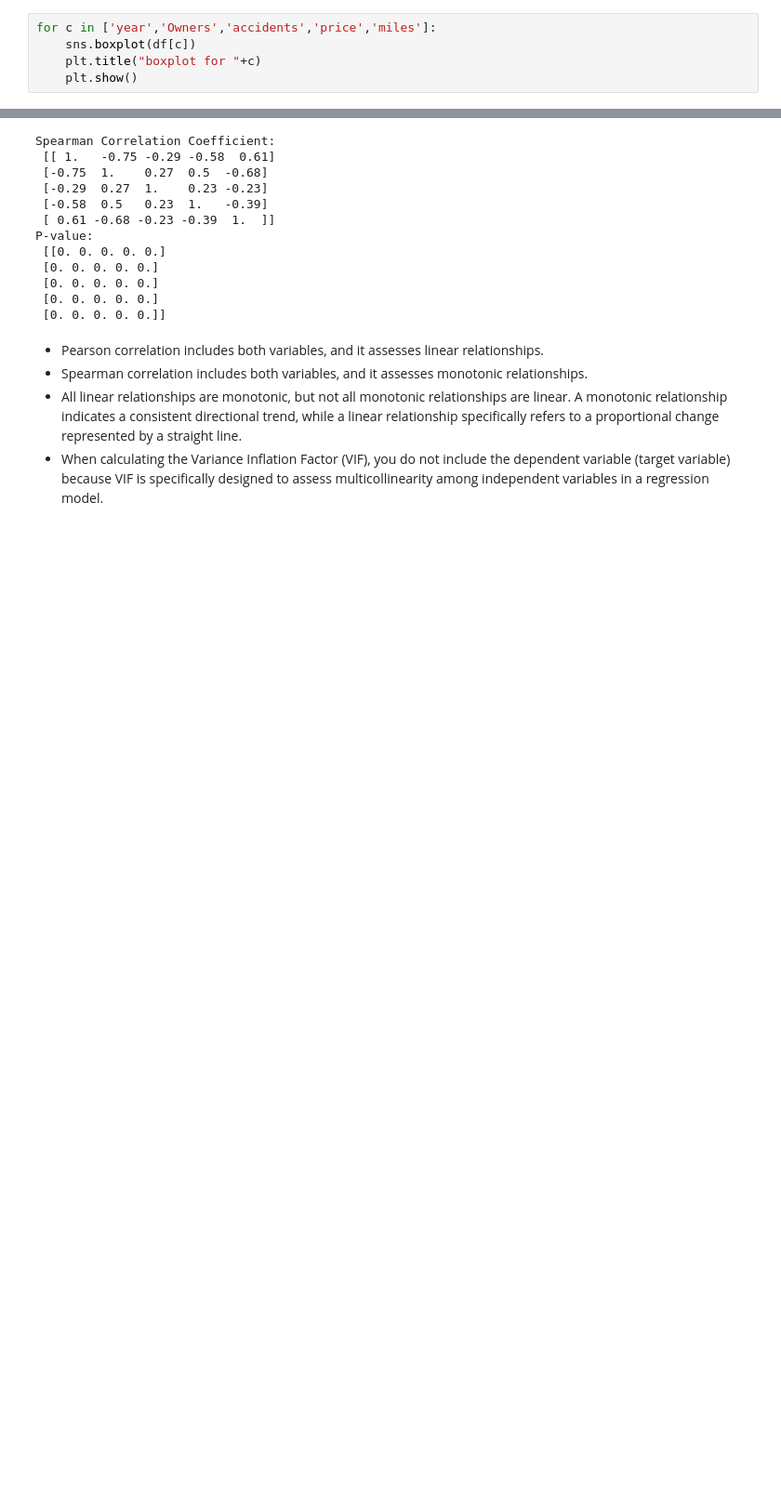
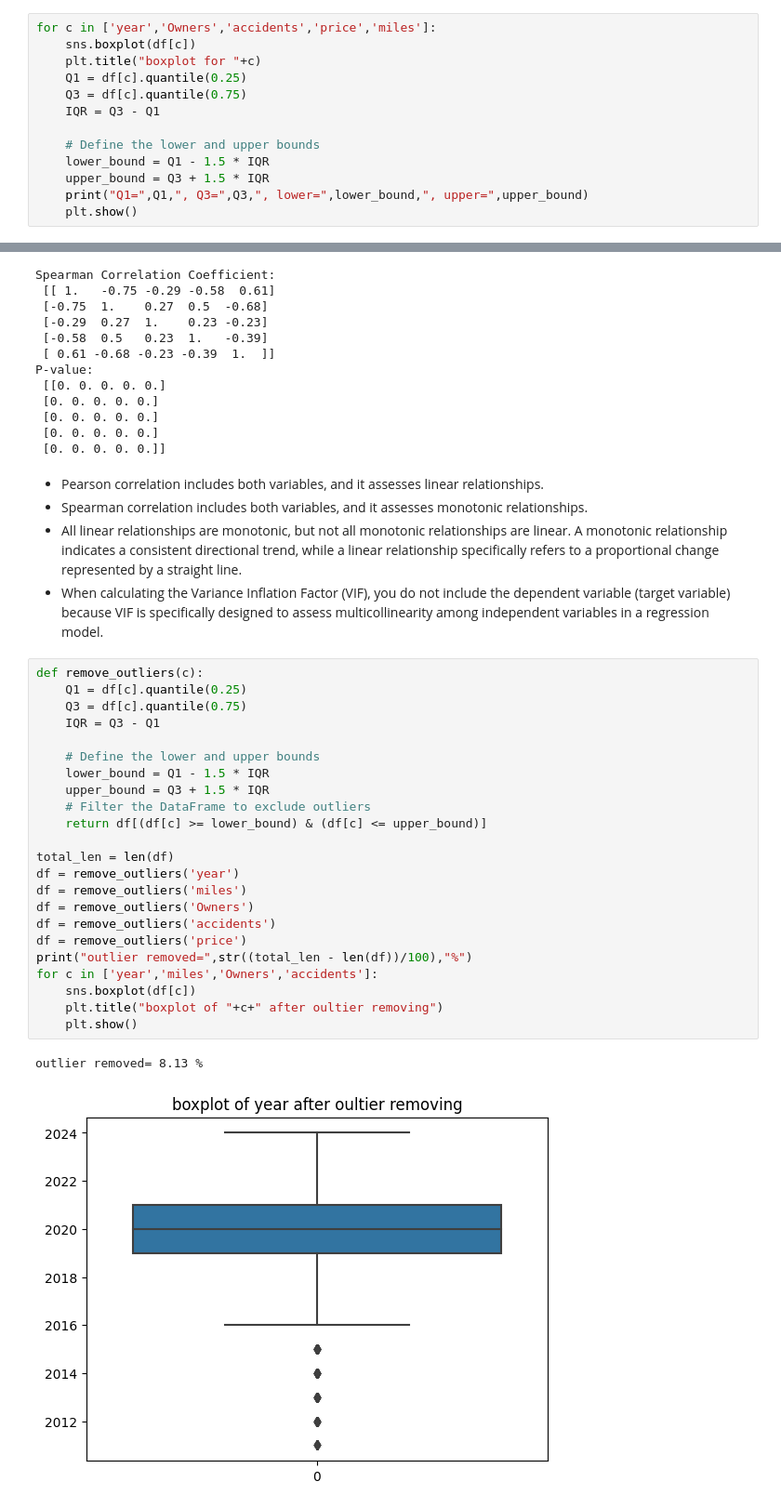
Before and after one commit to Soha85/MyKaggle, a Jupyter notebook: used-car-price-prediction.ipynb, the cells around one changed output, grey strips where cells are left out. Shown at 93% size. Cells and saved outputs as stored; diff of their text form; blank space fills up the shorter version.

```diff
--- a/used-car-price-prediction.ipynb
+++ b/used-car-price-prediction.ipynb
@@ -292,5 +299,13 @@ plt.show()
 for c in ['year','Owners','accidents','price','miles']:
     sns.boxplot(df[c])
     plt.title("boxplot for "+c)
+    Q1 = df[c].quantile(0.25)
+    Q3 = df[c].quantile(0.75)
+    IQR = Q3 - Q1
+
+    # Define the lower and upper bounds
+    lower_bound = Q1 - 1.5 * IQR
+    upper_bound = Q3 + 1.5 * IQR
+    print("Q1=",Q1,", Q3=",Q3,", lower=",lower_bound,", upper=",upper_bound)
     plt.show()
 # %% [output]
@@ -403,3 +423,29 @@ P-value:
 * Spearman correlation includes both variables, and it assesses monotonic relationships.
 * All linear relationships are monotonic, but not all monotonic relationships are linear. A monotonic relationship indicates a consistent directional trend, while a linear relationship specifically refers to a proportional change represented by a straight line.
 * When calculating the Variance Inflation Factor (VIF), you do not include the dependent variable (target variable) because VIF is specifically designed to assess multicollinearity among independent variables in a regression model.
+# %%
+def remove_outliers(c):
+    Q1 = df[c].quantile(0.25)
+    Q3 = df[c].quantile(0.75)
+    IQR = Q3 - Q1
+
+    # Define the lower and upper bounds
+    lower_bound = Q1 - 1.5 * IQR
+    upper_bound = Q3 + 1.5 * IQR
+    # Filter the DataFrame to exclude outliers
+    return df[(df[c] >= lower_bound) & (df[c] <= upper_bound)]
+
+total_len = len(df)
+df = remove_outliers('year')
+df = remove_outliers('miles')
+df = remove_outliers('Owners')
+df = remove_outliers('accidents')
+df = remove_outliers('price')
+print("outlier removed=",str((total_len - len(df))/100),"%")
+for c in ['year','miles','Owners','accidents']:
+    sns.boxplot(df[c])
+    plt.title("boxplot of "+c+" after oultier removing")
+    plt.show()
+# %% [output]
+outlier removed= 8.13 %
+[figure, added]
```
Also changed, not shown: parts of 4 cells of this notebook.
